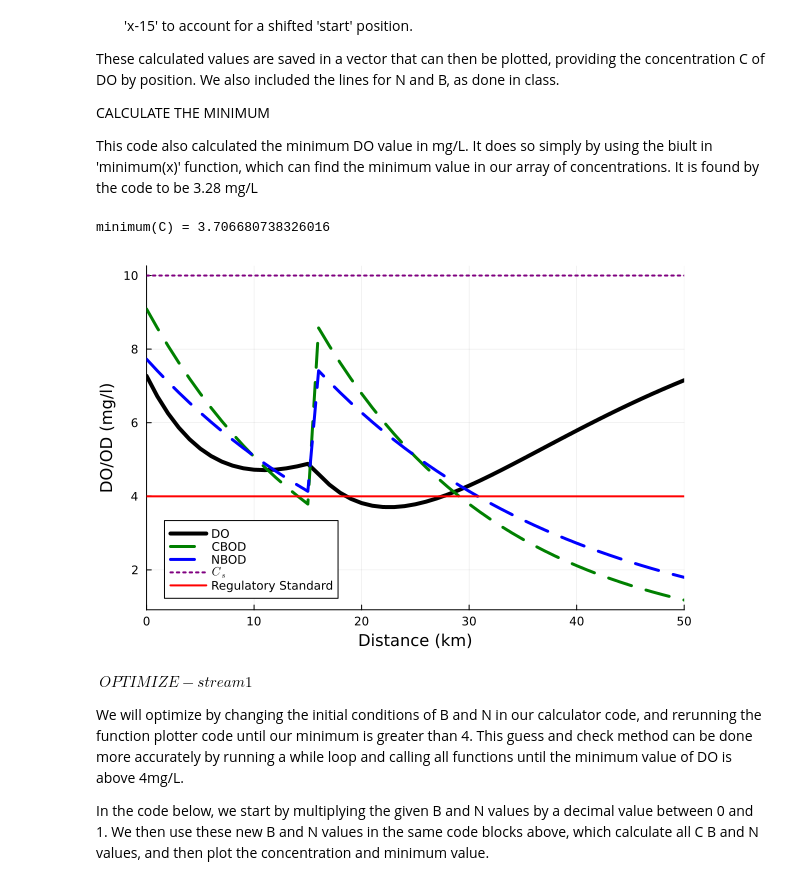
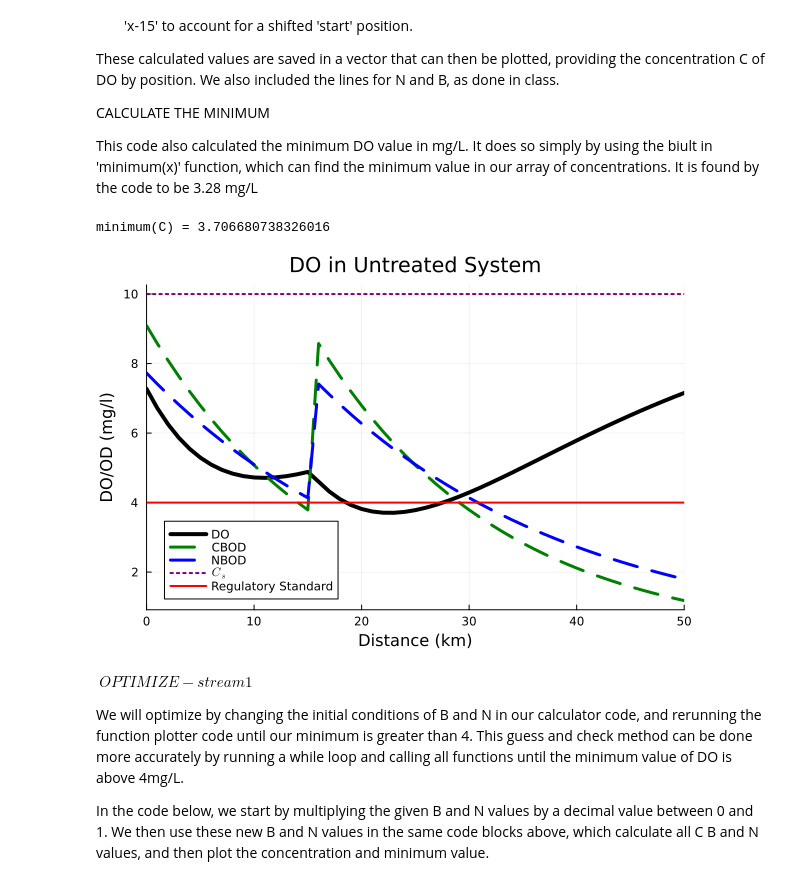
Before and after one commit to BEE4750-FA24/hw3-hutchs-team, a Jupyter notebook: hw03.ipynb, the cells around one changed output. Drawn from its saved outputs; the diff is of its cells as text; code cells hidden in the pictures.

```diff
--- a/hw03.ipynb
+++ b/hw03.ipynb
@@ -239,35 +239,35 @@ function do_simulate(x, C0, B0, N0,C15mix, B15mix, N15mix, ka, kn, kc, Cs, U)
 end
 
 #Now we can run through all x
 x = 0:50
 
 # evaluate model over all x's
 # this uses broadcasting
 do_out = (y -> do_simulate(y, C0, B0, N0, C15mix, B15mix, N15mix, ka, kc, kn, Cs, U)).(x)
 # unpack outputs into individual arrays for C, B, and N
 # this uses comprehensions to pull out the relevant components
 #of the tuples that our function outputs
 C = [d[1] for d in do_out]
 B = [d[2] for d in do_out]
 N = [d[3] for d in do_out]
 
 #find the minimum DO by using the min function on C after building the array
 @show minimum(C)
 
 # plot outputs
-p1 = plot(; ylabel="DO/OD (mg/l)", xlabel="Distance (km)")
+p1 = plot(; ylabel="DO/OD (mg/l)", xlabel="Distance (km)", title = "DO in Untreated System")
 plot!(p1, x, C, color=:black, linewidth=4, label="DO")
 plot!(p1, x, B, color=:green, label="CBOD", linestyle=:dash, linewidth=3)
 plot!(p1, x, N, color=:blue, label="NBOD", linestyle=:dash, linewidth=3)
 # plot Cs, which is a constant value
 plot!(p1, x, Cs * ones(length(x)), color=:purple, label=L"C_s", linestyle=:dot, linewidth=2)
 
 #change regulatory standard to 4
 hline!([4], color=:red, linewidth=2, label="Regulatory Standard")
 xaxis!((0, 50))
 # %% [output]
 minimum(C) = 3.706680738326016
-[figure, old version]
+[figure, new version]
 # %% [markdown]
 $\ OPTIMIZE-stream1$
 
```
Also changed, not shown: parts of 6 cells of this notebook.
